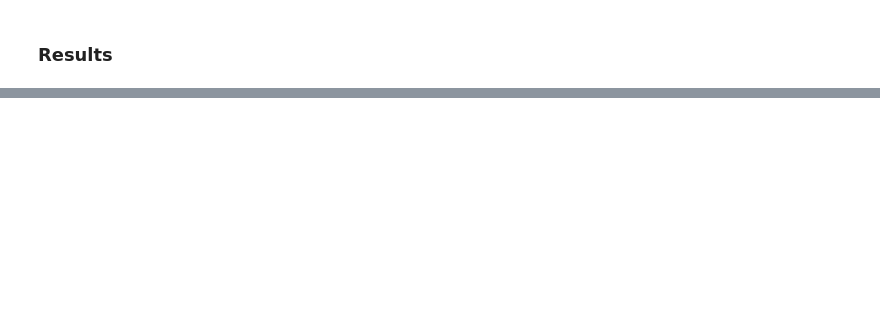
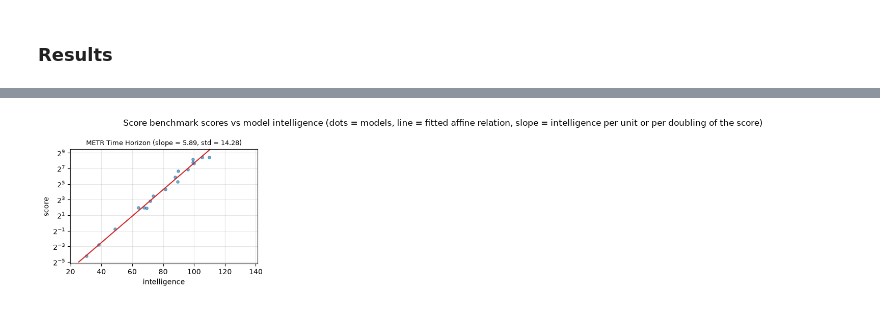
Before and after one commit to angeluriot/LLM_index, a Jupyter notebook: main.ipynb, the cells around one changed output, grey strips where cells are left out. Drawn from its saved outputs; the diff is of its cells as text; code cells hidden in the pictures; blank space fills up the shorter version.

```diff
--- a/main.ipynb
+++ b/main.ipynb
@@ -202,0 +223,46 @@ plt.show()
+# %%
+score_benchmark_ids = list(output.score_benchmark_offsets)
+
+intelligences = list(output.model_intelligences.values())
+xs = torch.linspace(min(intelligences) - 5, max(intelligences) + 5, 1000)
+
+n_cols = 4
+n_rows = max(1, math.ceil(len(score_benchmark_ids) / n_cols))
+fig, axes = plt.subplots(n_rows, n_cols, figsize=(16, 3.5 * n_rows), sharex=True, squeeze=False)
+
+for ax, id in zip(axes.flat, score_benchmark_ids):
+	benchmark = data.score_benchmarks[id]
+	offset = output.score_benchmark_offsets[id]
+	slope = output.score_benchmark_slopes[id]
+	scores = list(benchmark.results.values())
+
+	# The fitted relation gives the intelligence predicted by a score, inverted here into the score expected at an intelligence
+	transformed_scores = (xs - offset) / slope
+	ax.plot(xs, 2 ** transformed_scores if benchmark.log else transformed_scores, color='tab:red', linewidth=1.5)
+	ax.scatter([output.model_intelligences[model_id] for model_id in benchmark.results], scores, color='tab:blue', s=15, alpha=0.6)
+
+	if benchmark.log:
+		ax.set_yscale('log', base=2)
+		ax.set_ylim(min(scores) / 2, max(scores) * 2)
+	else:
+		margin = (max(scores) - min(scores)) / 10
+		ax.set_ylim(min(scores) - margin, max(scores) + margin)
+
+	ax.set_title(f'{benchmark.name} (slope = {slope:.2f}, std = {output.score_benchmark_std:.2f})', fontsize=9)
+	ax.grid(alpha=0.3)
+
+for ax in axes.flat[len(score_benchmark_ids):]:
+	ax.axis('off')
+
+for ax in axes.flat[max(0, len(score_benchmark_ids) - n_cols):len(score_benchmark_ids)]:
+	ax.xaxis.set_tick_params(labelbottom=True)
+	ax.set_xlabel('intelligence')
+
+for ax in axes[:, 0]:
+	ax.set_ylabel('score')
+
+fig.suptitle('Score benchmark scores vs model intelligence (dots = models, line = fitted affine relation, slope = intelligence per unit or per doubling of the score)')
+fig.tight_layout()
+plt.show()
+# %% [output]
+[figure, added]
```
Also changed, not shown: parts of 6 cells of this notebook, 13 other files.
